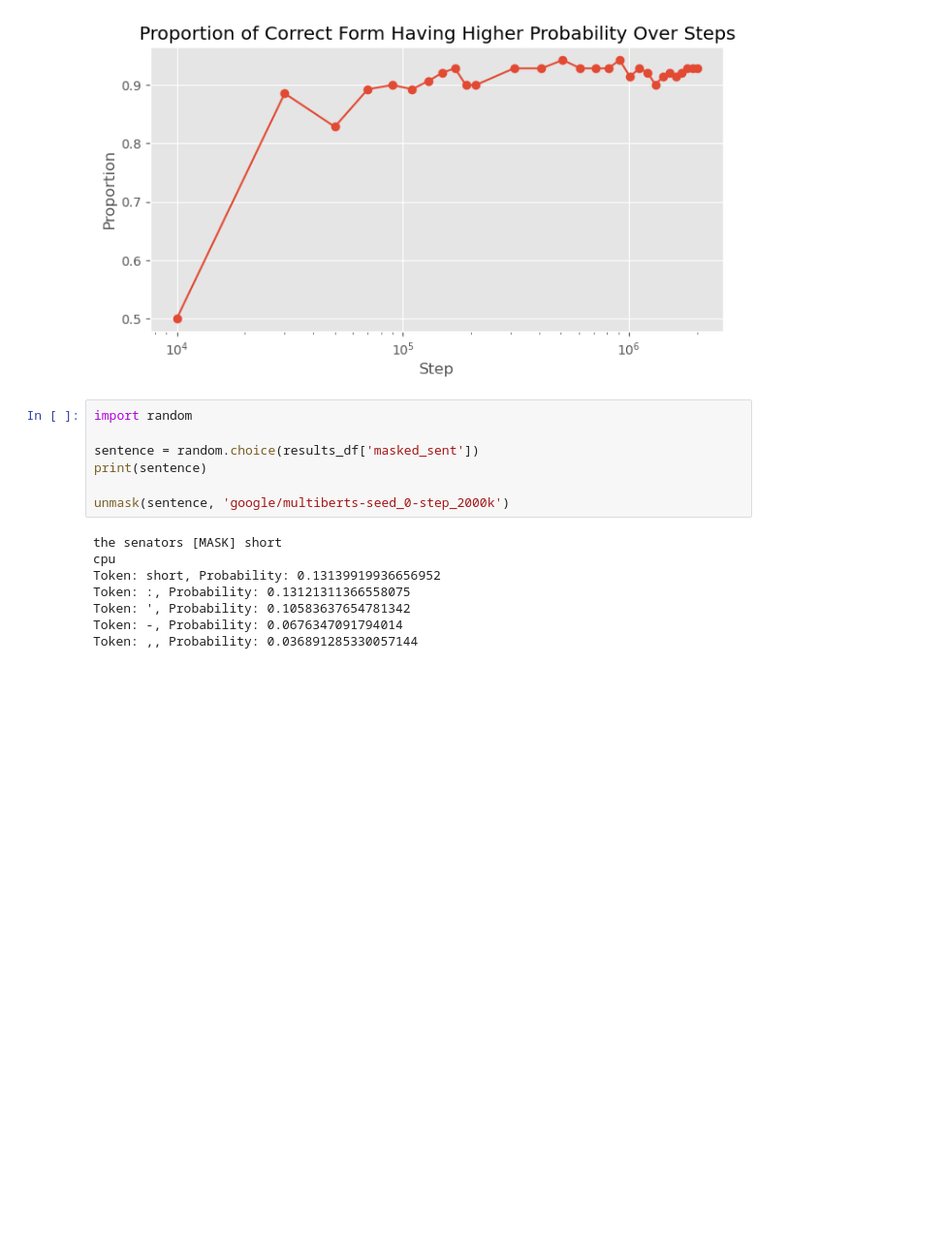
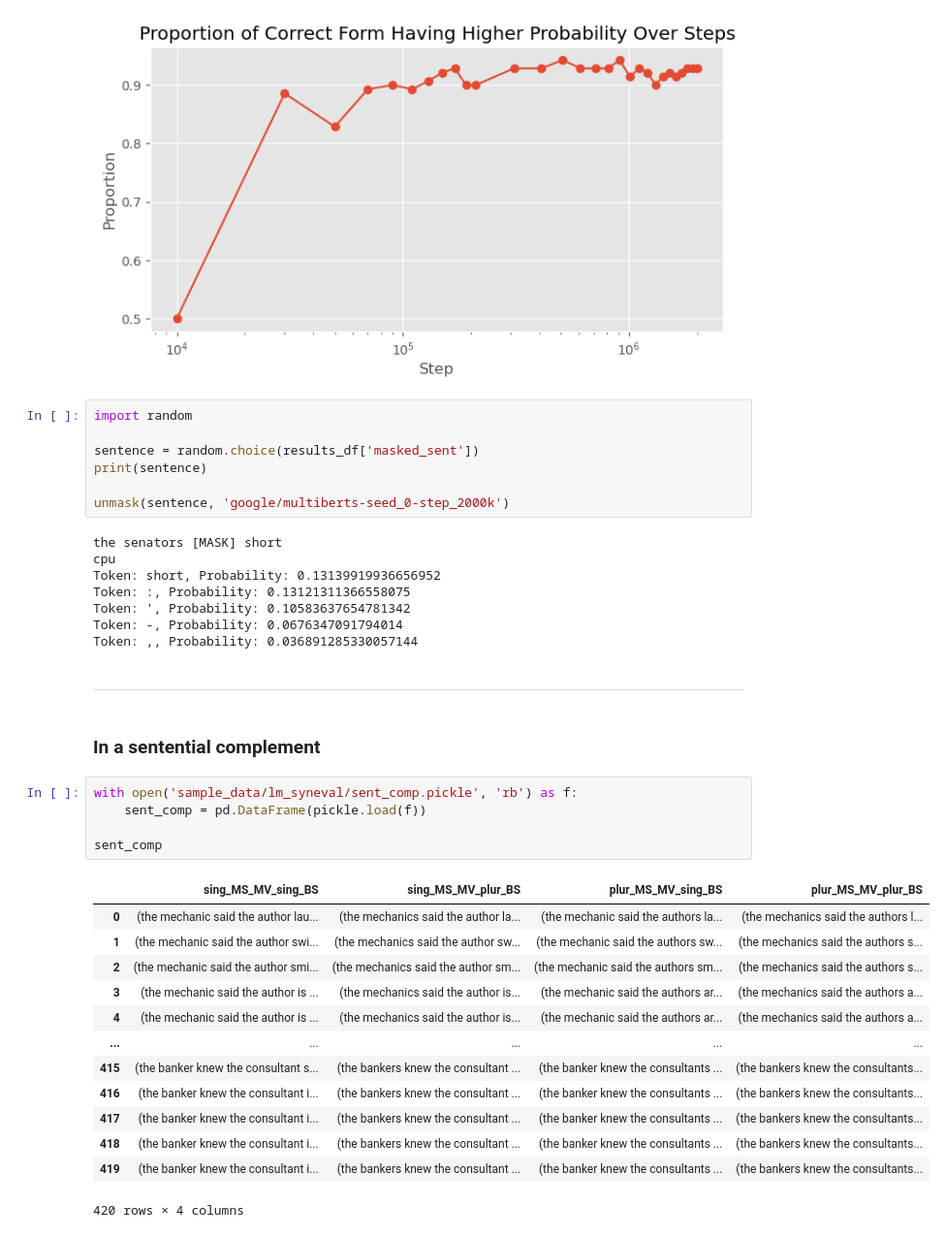
Before and after one commit to NazaninShafiabadi/word-acquisition-language-models, a Jupyter notebook: syntax_acquisition.ipynb, the cells around one changed output. Shown: that part at 97% size. Drawn from its saved outputs; the diff is of its cells as text; blank space fills up the shorter version.

Commit message:
added new dataset: sent_comp.pickle

```diff
--- a/syntax_acquisition.ipynb
+++ b/syntax_acquisition.ipynb
@@ -277,3 +293,26 @@ Token: :, Probability: 0.13121311366558075
 Token: ', Probability: 0.10583637654781342
 Token: -, Probability: 0.0676347091794014
 Token: ,, Probability: 0.036891285330057144
+# %% [markdown]
+---
+# %% [markdown]
+### In a sentential complement
+# %%
+with open('sample_data/lm_syneval/sent_comp.pickle', 'rb') as f:
+    sent_comp = pd.DataFrame(pickle.load(f))
+
+sent_comp
+# %% [output]
+|  | sing_MS_MV_sing_BS | sing_MS_MV_plur_BS | plur_MS_MV_sing_BS | plur_MS_MV_plur_BS |
+| 0 | (the mechanic said the author lau... | (the mechanics said the author la... | (the mechanic said the authors la... | (the mechanics said the authors l... |
+| 1 | (the mechanic said the author swi... | (the mechanics said the author sw... | (the mechanic said the authors sw... | (the mechanics said the authors s... |
+| 2 | (the mechanic said the author smi... | (the mechanics said the author sm... | (the mechanic said the authors sm... | (the mechanics said the authors s... |
+| 3 | (the mechanic said the author is ... | (the mechanics said the author is... | (the mechanic said the authors ar... | (the mechanics said the authors a... |
+| 4 | (the mechanic said the author is ... | (the mechanics said the author is... | (the mechanic said the authors ar... | (the mechanics said the authors a... |
+| ... | ... | ... | ... | ... |
+| 415 | (the banker knew the consultant s... | (the bankers knew the consultant ... | (the banker knew the consultants ... | (the bankers knew the consultants... |
+| 416 | (the banker knew the consultant i... | (the bankers knew the consultant ... | (the banker knew the consultants ... | (the bankers knew the consultants... |
+| 417 | (the banker knew the consultant i... | (the bankers knew the consultant ... | (the banker knew the consultants ... | (the bankers knew the consultants... |
+| 418 | (the banker knew the consultant i... | (the bankers knew the consultant ... | (the banker knew the consultants ... | (the bankers knew the consultants... |
+| 419 | (the banker knew the consultant i... | (the bankers knew the consultant ... | (the banker knew the consultants ... | (the bankers knew the consultants... |
+420 rows × 4 columns
```
Also changed, not shown: parts of 5 cells of this notebook, 1 other file.
